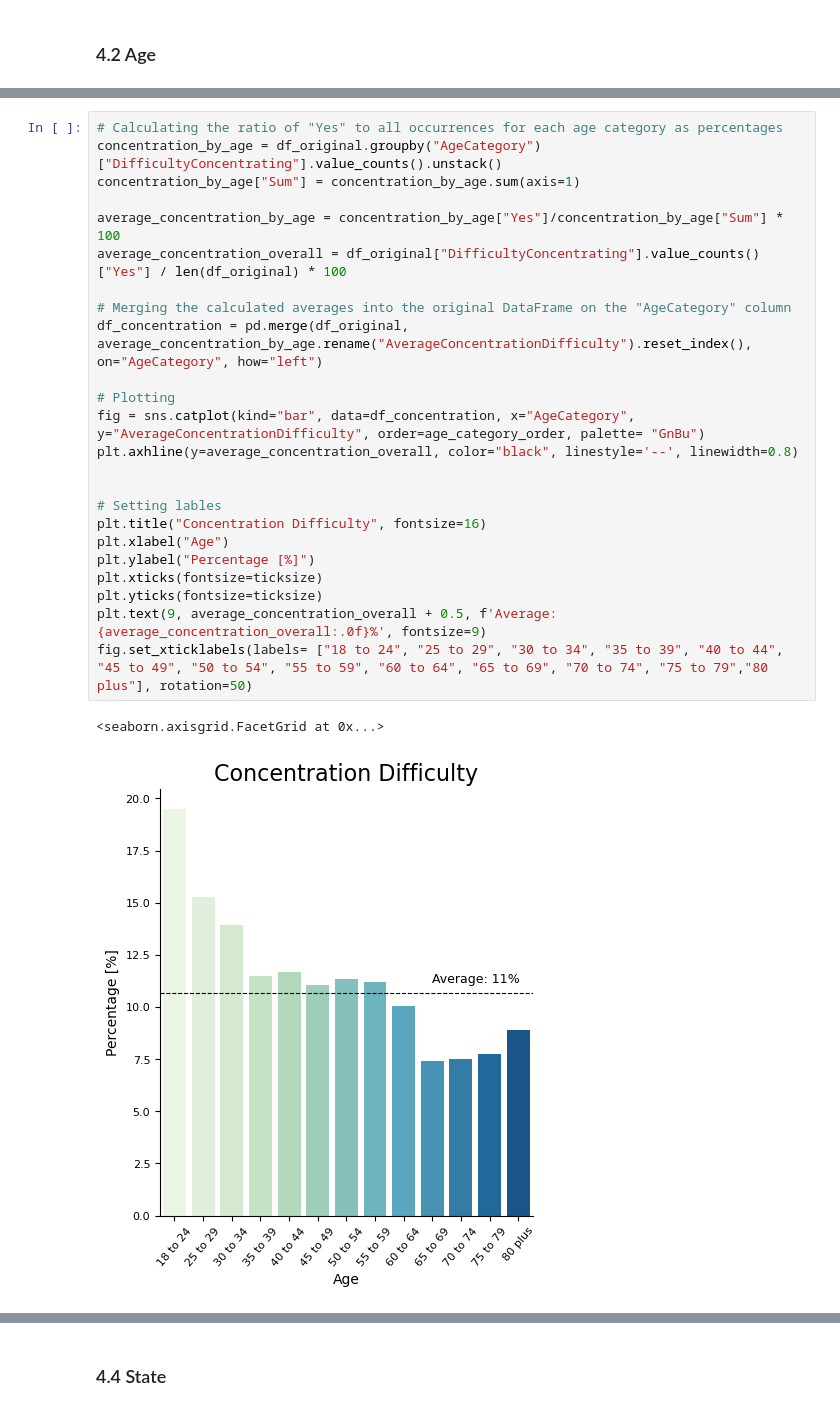
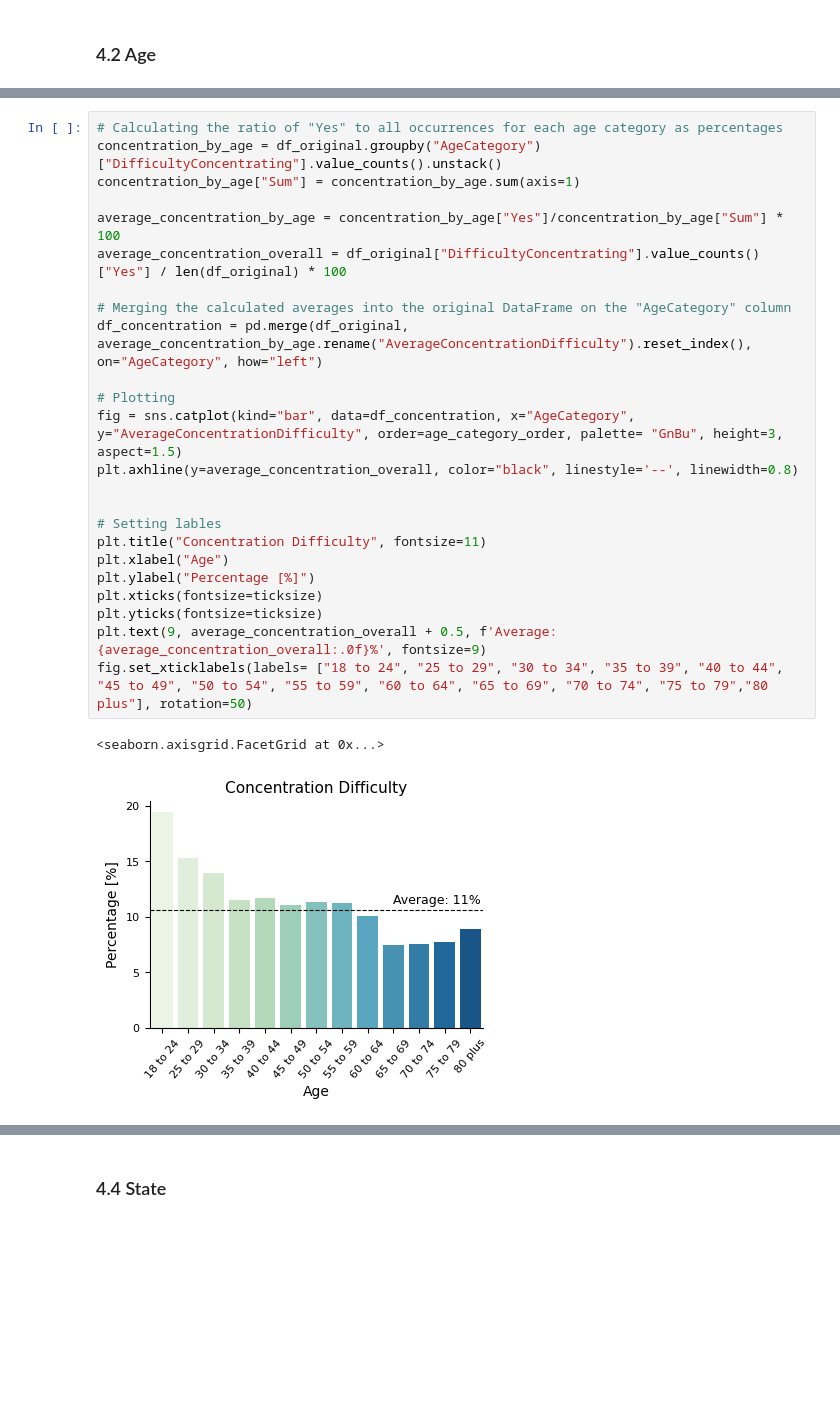
Before and after one commit to Thymin3/Heart-Disease-EDA-and-Visualization, a Jupyter notebook: Heart Disease EDA and Visualization.ipynb, the cells around one changed output, grey strips where cells are left out. Cells and saved outputs as stored; diff of their text form; blank space fills up the shorter version.

```diff
--- a/Heart Disease EDA and Visualization.ipynb
+++ b/Heart Disease EDA and Visualization.ipynb
@@ -470,30 +476,30 @@ plt.show()
 # %%
 # Calculating the ratio of "Yes" to all occurrences for each age category as percentages
 concentration_by_age = df_original.groupby("AgeCategory")["DifficultyConcentrating"].value_counts().unstack()
 concentration_by_age["Sum"] = concentration_by_age.sum(axis=1)
 
 average_concentration_by_age = concentration_by_age["Yes"]/concentration_by_age["Sum"] * 100
 average_concentration_overall = df_original["DifficultyConcentrating"].value_counts()["Yes"] / len(df_original) * 100
 
 # Merging the calculated averages into the original DataFrame on the "AgeCategory" column
 df_concentration = pd.merge(df_original, average_concentration_by_age.rename("AverageConcentrationDifficulty").reset_index(), on="AgeCategory", how="left")
 
 # Plotting
-fig = sns.catplot(kind="bar", data=df_concentration, x="AgeCategory", y="AverageConcentrationDifficulty", order=age_category_order, palette= "GnBu")
+fig = sns.catplot(kind="bar", data=df_concentration, x="AgeCategory", y="AverageConcentrationDifficulty", order=age_category_order, palette= "GnBu", height=3, aspect=1.5)
 plt.axhline(y=average_concentration_overall, color="black", linestyle='--', linewidth=0.8)
 
 
 # Setting lables
-plt.title("Concentration Difficulty", fontsize=16)
+plt.title("Concentration Difficulty", fontsize=11)
 plt.xlabel("Age")
 plt.ylabel("Percentage [%]")
 plt.xticks(fontsize=ticksize)
 plt.yticks(fontsize=ticksize)
 plt.text(9, average_concentration_overall + 0.5, f'Average: {average_concentration_overall:.0f}%', fontsize=9)
 fig.set_xticklabels(labels= ["18 to 24", "25 to 29", "30 to 34", "35 to 39", "40 to 44", "45 to 49", "50 to 54", "55 to 59", "60 to 64", "65 to 69", "70 to 74", "75 to 79","80 plus"], rotation=50)
 # %% [output]
 <seaborn.axisgrid.FacetGrid at 0x...>
-[figure, old version]
+[figure, new version]
 # %%
 # Computing the correlation matrix
 corr_matrix = df_numerical.loc[:, age+diagnosis].corr()
```
Also changed, not shown: parts of 36 cells of this notebook, 1 other file.
